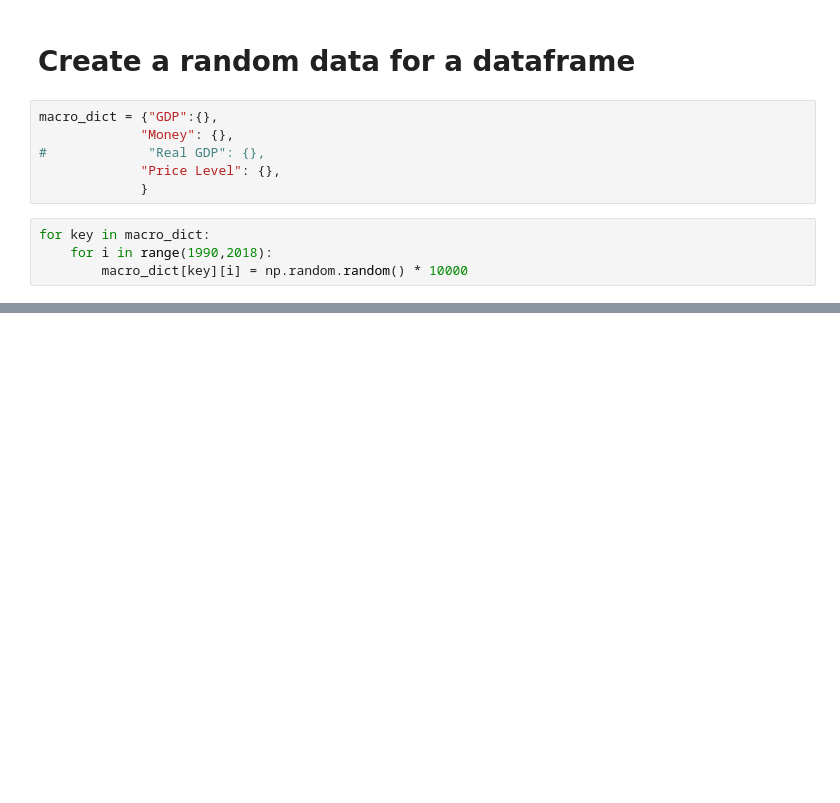
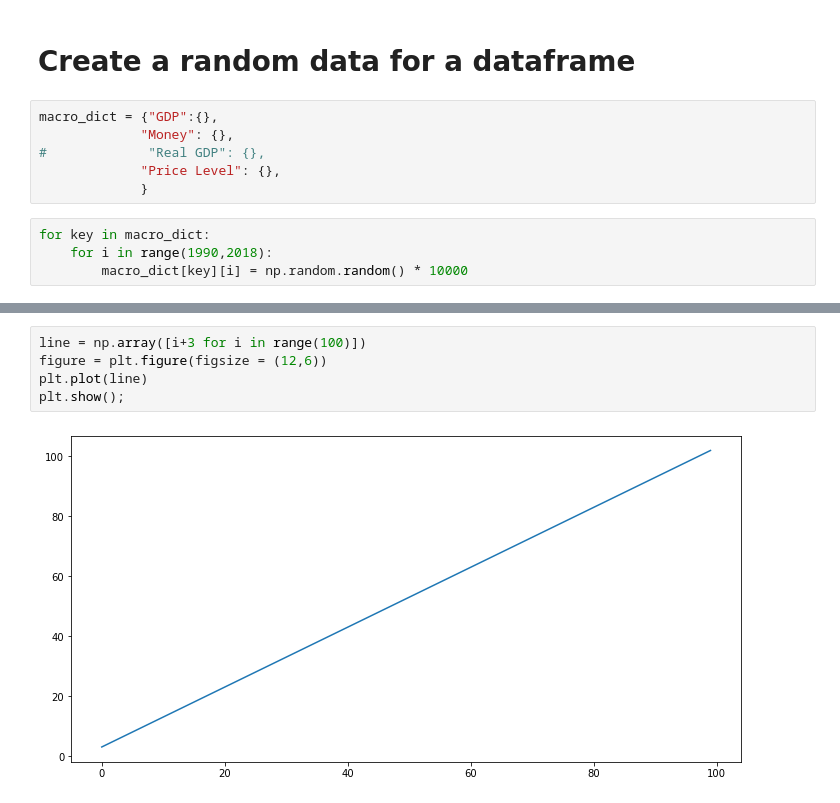
Before and after one commit to jacobradke/jacobradke, a Jupyter notebook: In Class Projects/Project 4 - Chapter 5 - Introduction to numpy, pandas, and matplotlib.ipynb, the cells around one changed output, grey strips where cells are left out. Saved outputs shown, nothing was run; the diff lists cells and outputs as text; blank space fills up the shorter version.

```diff
--- a/In Class Projects/Project 4 - Chapter 5 - Introduction to numpy, pandas, and matplotlib.ipynb
+++ b/In Class Projects/Project 4 - Chapter 5 - Introduction to numpy, pandas, and matplotlib.ipynb
@@ -667,0 +685,7 @@ for key in macro_df:
+# %%
+line = np.array([i+3 for i in range(100)])
+figure = plt.figure(figsize = (12,6))
+plt.plot(line)
+plt.show();
+# %% [output]
+[figure, added]
```
Also changed, not shown: parts of 19 cells of this notebook, 4 other files.
